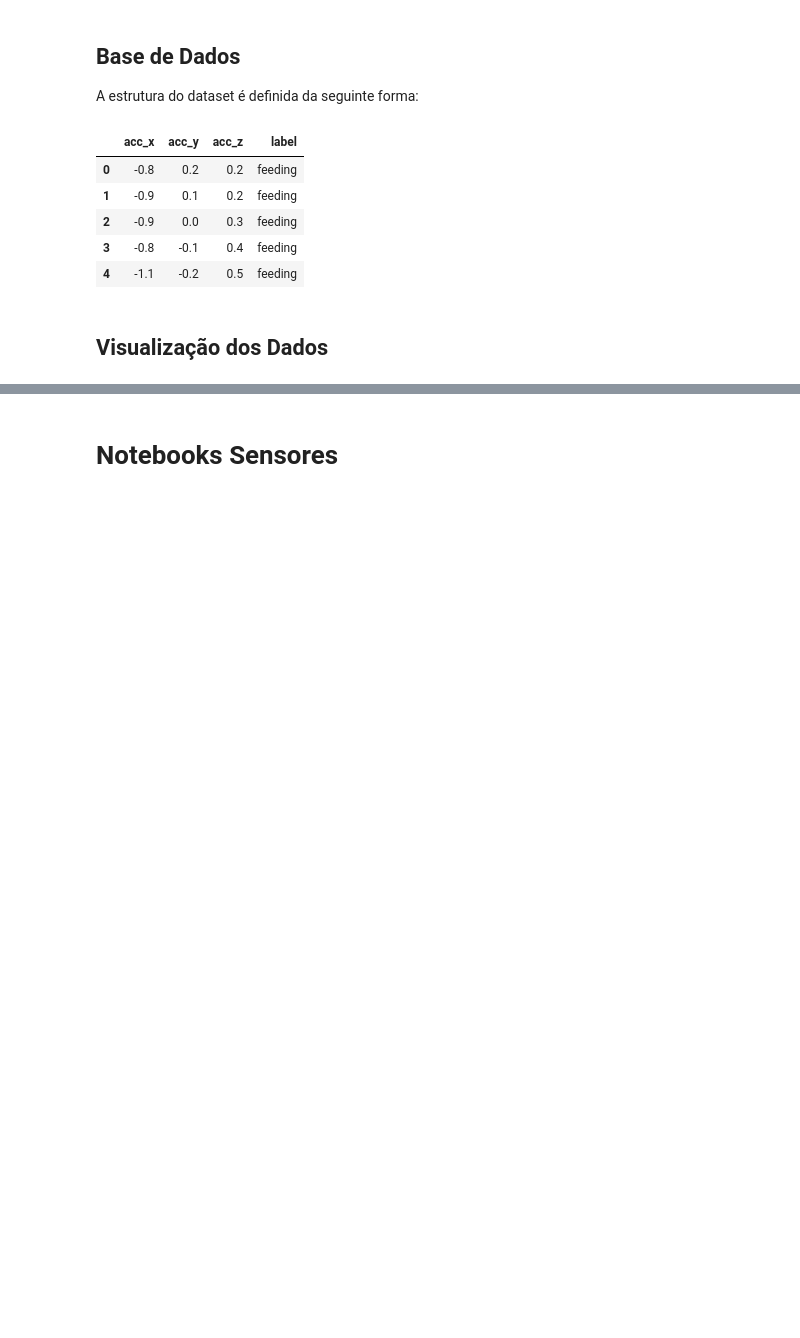
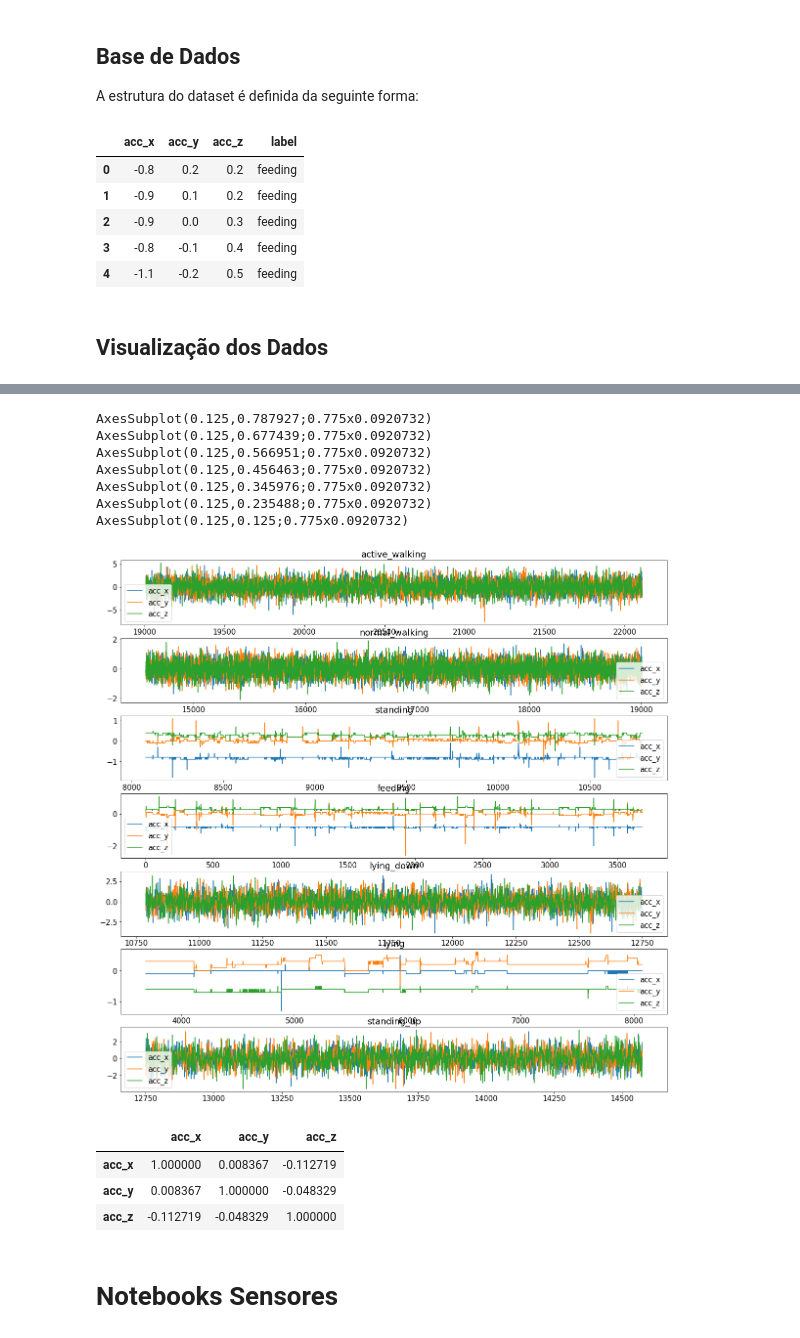
Before and after one commit to andssuu/cattle_datasets, a Jupyter notebook: plosone/dataset_plosone.ipynb, the cells around one changed output, grey strips where cells are left out. Saved outputs shown, nothing was run; the diff lists cells and outputs as text; code cells hidden in the pictures; blank space fills up the shorter version.

```diff
--- a/plosone/dataset_plosone.ipynb
+++ b/plosone/dataset_plosone.ipynb
@@ -58,2 +58,25 @@ count_list
+# %%
+behaviors = list(set(df['label']))
+fig, axes = plt.subplots(figsize=(20, 20), nrows=7, ncols=1)
+for i, axe in enumerate(axes):
+    print(axe)
+    df.loc[df['label']==behaviors[i]].plot(ax=axe)
+    axe.set_title(behaviors[i])
+# %% [output]
+AxesSubplot(0.125,0.787927;0.775x0.0920732)
+AxesSubplot(0.125,0.677439;0.775x0.0920732)
+AxesSubplot(0.125,0.566951;0.775x0.0920732)
+AxesSubplot(0.125,0.456463;0.775x0.0920732)
+AxesSubplot(0.125,0.345976;0.775x0.0920732)
+AxesSubplot(0.125,0.235488;0.775x0.0920732)
+AxesSubplot(0.125,0.125;0.775x0.0920732)
+[figure, added]
+# %%
+df.corr(method ='pearson')
+# %% [output]
+|  | acc_x | acc_y | acc_z |
+| acc_x | 1.000000 | 0.008367 | -0.112719 |
+| acc_y | 0.008367 | 1.000000 | -0.048329 |
+| acc_z | -0.112719 | -0.048329 | 1.000000 |
 # %% [markdown]
 # Notebooks Sensores
```
Also changed, not shown: parts of 2 cells of this notebook.
